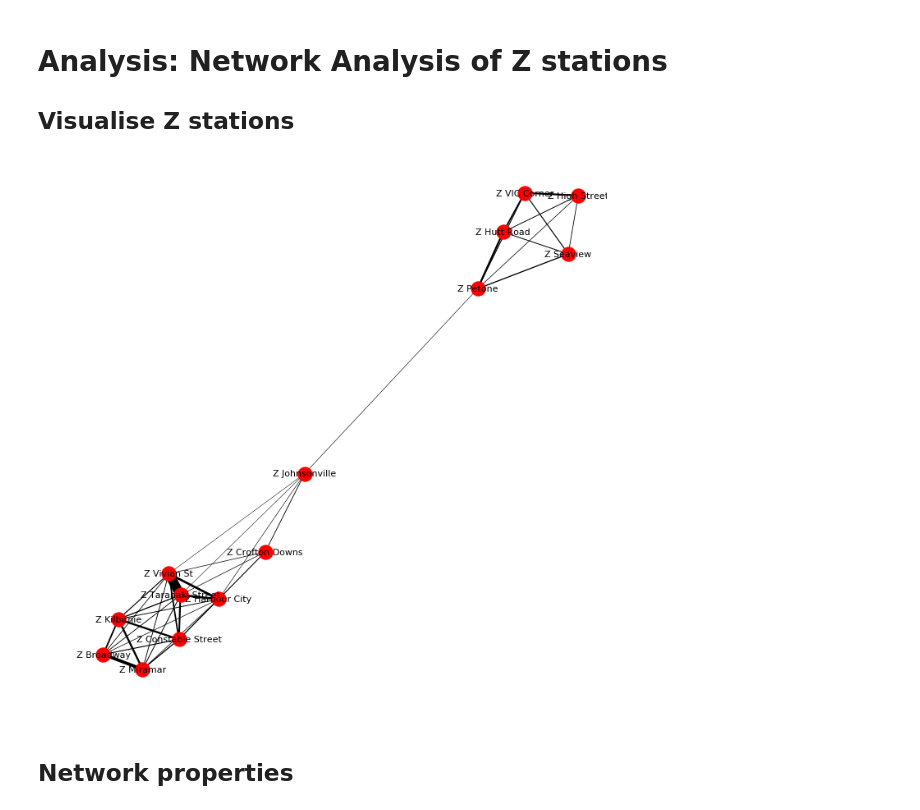
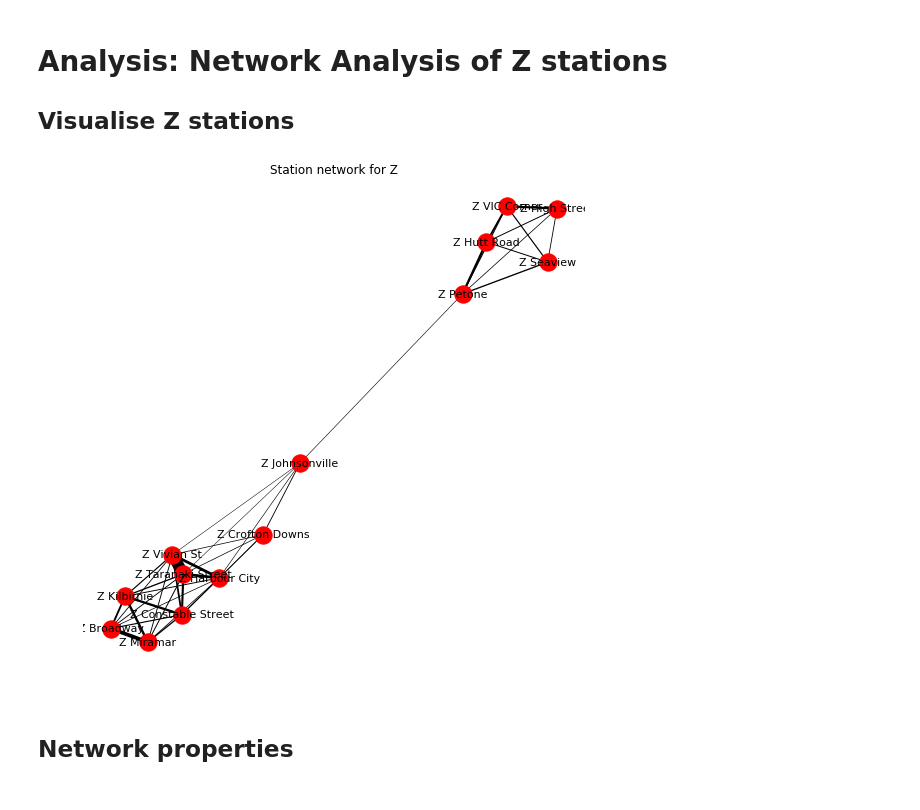
Before and after one commit to shriv/fuel-stations, a Jupyter notebook: Fuel Stations Analysis.ipynb, the cells around one changed output. Saved outputs shown, nothing was run; the diff lists cells and outputs as text; code cells hidden in the pictures.

Commit message:
Refactoring network analysis into utils file and functions to lighten the Jupyter notebook.

```diff
--- a/Fuel Stations Analysis.ipynb
+++ b/Fuel Stations Analysis.ipynb
@@ -240,14 +221,15 @@ results_df = pd.concat(results)
 # %%
 # Replace IDs with fuel station names to get final dataframe
+z_stations_pairwise = na.get_pairwise_distances(z_stations, H)
 z_station_names = z_stations[['id', 'name']]
-results_final = (pd.merge(pd.merge(results_df, z_station_names, left_on='from', right_on='id'),
-                          z_station_names, left_on='to', right_on='id')
-                 .drop(columns=['from', 'to'])
-                 .rename(columns={'name_x': 'from', 'name_y': 'to',
-                                  'id_x': 'id_from', 'id_y': 'id_to'})
-                 .query('distance > 0.0'))
+z_pairwise_final = (pd.merge(pd.merge(z_stations_pairwise, z_station_names, left_on='from', right_on='id'),
+                             z_station_names, left_on='to', right_on='id')
+                    .drop(columns=['from', 'to'])
+                    .rename(columns={'name_x': 'from', 'name_y': 'to',
+                                     'id_x': 'id_from', 'id_y': 'id_to'})
+                    .query('distance > 0.0'))
 
-results_final.head(5)
+z_pairwise_final.head(5)
 # %% [output]
 |  | distance | id_from | from | id_to | to |
 | 1 | 2822.644 | 3120151445 | Z Kilbirnie | 5821475056 | Z Broadway |
@@ -288,32 +270,10 @@ plt.title('Distance between Z stations \n Mean = {} m. Median  = {} m'.format(cl
 # %% [markdown]
 # Analysis: Network Analysis of Z stations
 ## Visualise Z stations
-# %%
-## Visualise 'network' of Z stations that are at most 5km away from each other.
-# 1. Get the data
-z_stations_radius = (results_final
-                     .query('distance <= 10000.0')
-                     .rename(columns={'distance': 'weight'}))
-
-# 2. Create the graph
-g = nx.from_pandas_edgelist(z_stations_radius, 'from', 'to', ['weight'])
-g.add_nodes_from(nodes_for_adding=z_stations_radius['from'].tolist())
-
-# 3. Create Edge Weights where edges are stronger if closer together
-edges = g.edges()
-for u,v in edges:
-    g[u][v]['inv_weight'] = (1.0 / (g[u][v]['weight'] / 10000.0)) * 0.5
-edge_width = [g[u][v]['inv_weight'] for u,v in edges]
-# 4. Create a layout for our nodes
-layout = nx.spring_layout(g, iterations=1000, weight='inv_weight', random_state=252)
-
-
-# 5. Draw the network
-plt.figure(figsize=(9, 9))
-nx.draw(g, layout, width=edge_width)
-nx.draw_networkx_labels(g, layout, font_size=11, font_family='sans-serif');
-# %% [output]
-[figure, removed]
+# %%
+g = na.visualise_station_network(pairwise_df=z_pairwise_final)
+# %% [output]
+[figure, added]
 # %% [markdown]
 ## Network properties
 # %%
```
Also changed, not shown: parts of 9 cells of this notebook, 1 other file.
